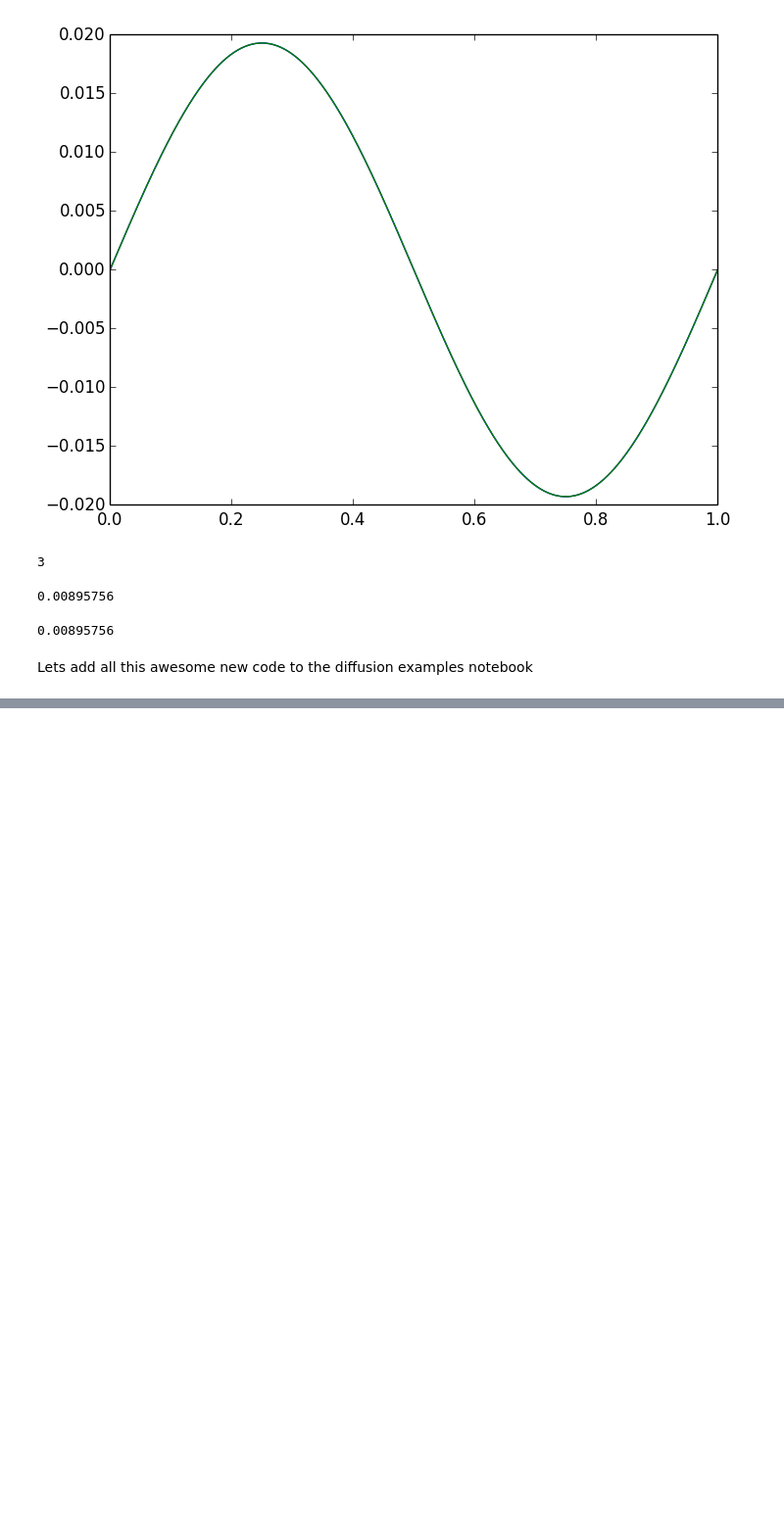
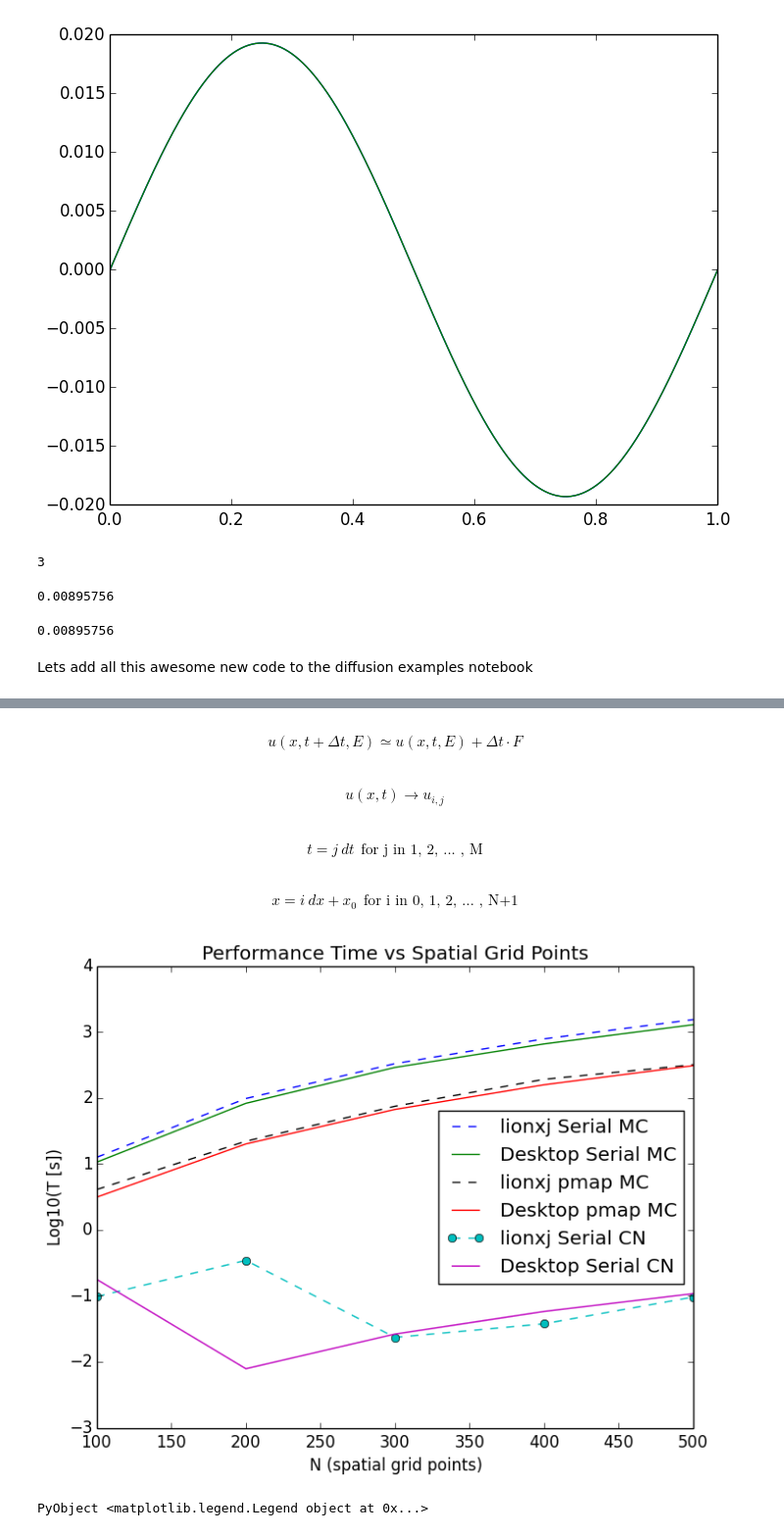
Before and after one commit to sennosays/project, a Jupyter notebook: Working Notebook.ipynb, the cells around one changed output, grey strips where cells are left out. Shown at 98% size. Drawn from its saved outputs; the diff is of its cells as text; code cells hidden in the pictures; blank space fills up the shorter version.

```diff
--- a/Working Notebook.ipynb
+++ b/Working Notebook.ipynb
@@ -459,0 +462,32 @@ Lets add all this awesome new code to the diffusion examples notebook
+# %% [markdown]
+$$u(x,t+\Delta t,E) \simeq u(x,t,E) + \Delta t\cdot F$$
+# %% [markdown]
+$$u(x,t) \rightarrow u_{i,j}$$
+# %% [markdown]
+$$ t = j\ dt\ \ \textrm{for j in 1, 2, ... , M}$$
+# %% [markdown]
+$$x = i\ dx + x_0\ \ \textrm{for i in 0, 1, 2, ... , N+1}$$
+# %%
+
+size = [100,200,300,400,500];
+#results for the lionxj cluster
+xj_times = [[0.14538 0.0275 0.1557 0.3457 0.6677],[0.09723427 0.34389 0.02343 0.0377 0.0957],[12.56 97.62 329.741 782.0 1531.65],
+    [4.08 22.02 74.5 190.7 317.2]];
+
+my_times= [[0.1772 0.00785 0.02632 0.0579 0.1079],[10.6 82.557 289 656 1280],[3.13 20 66.7 157.6 307.2]];
+# %%
+#results for lionxj clus
+plot(size,log10(xj_times[3,:])',"--");
+plot(size,log10(my_times[2,:])');
+plot(size,log10(xj_times[4,:])',"k--");
+plot(size,log10(my_times[3,:])');
+plot(size,log10(xj_times[2,:])',"o--");
+plot(size,log10(my_times[1,:])',);
+
+title("Performance Time vs Spatial Grid Points");
+ylabel("Log10(T [s])");
+xlabel("N (spatial grid points)");
+legend(["lionxj Serial MC","Desktop Serial MC","lionxj pmap MC","Desktop pmap MC","lionxj Serial CN","Desktop Serial CN"],loc=0)
+# %% [output]
+[figure, added]
+PyObject <matplotlib.legend.Legend object at 0x...>
```
Also changed, not shown: parts of 6 cells of this notebook, 4 other files.
